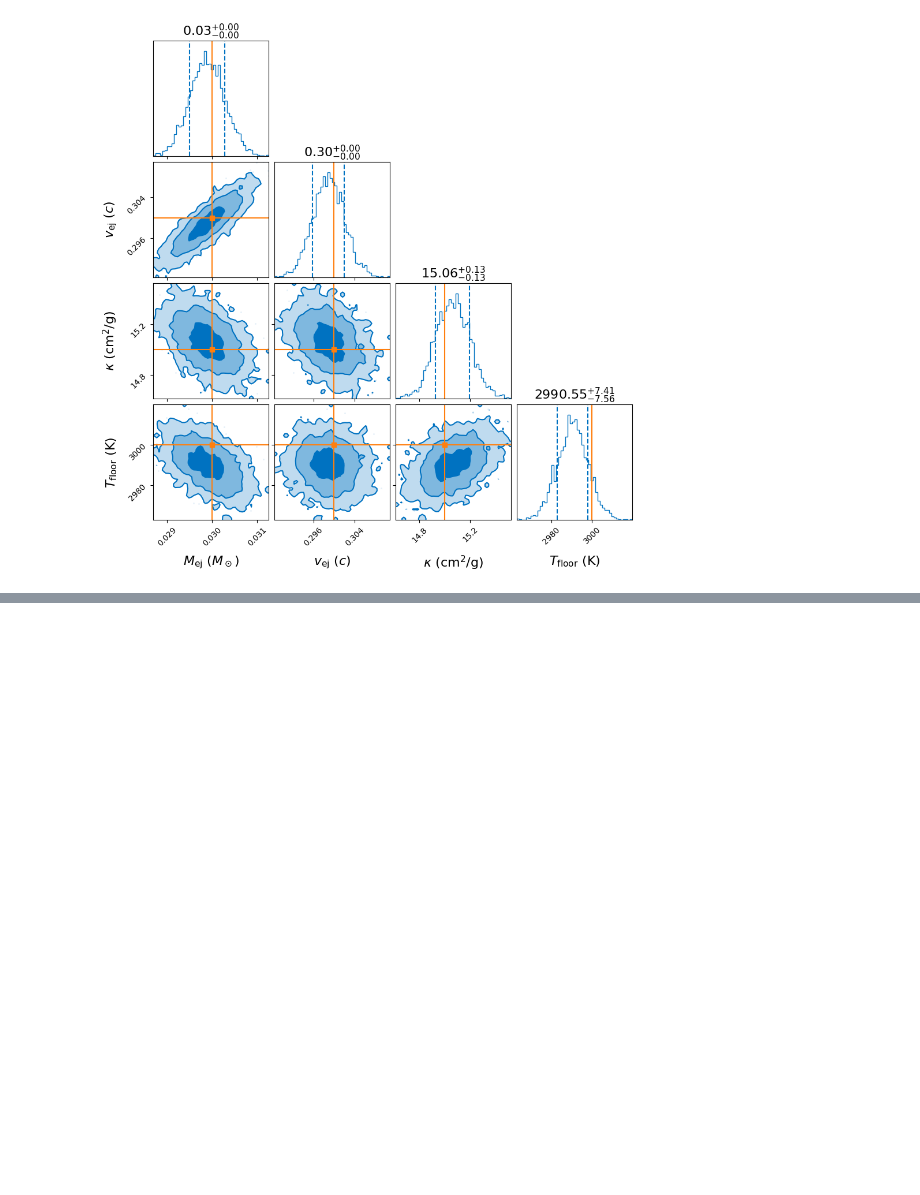
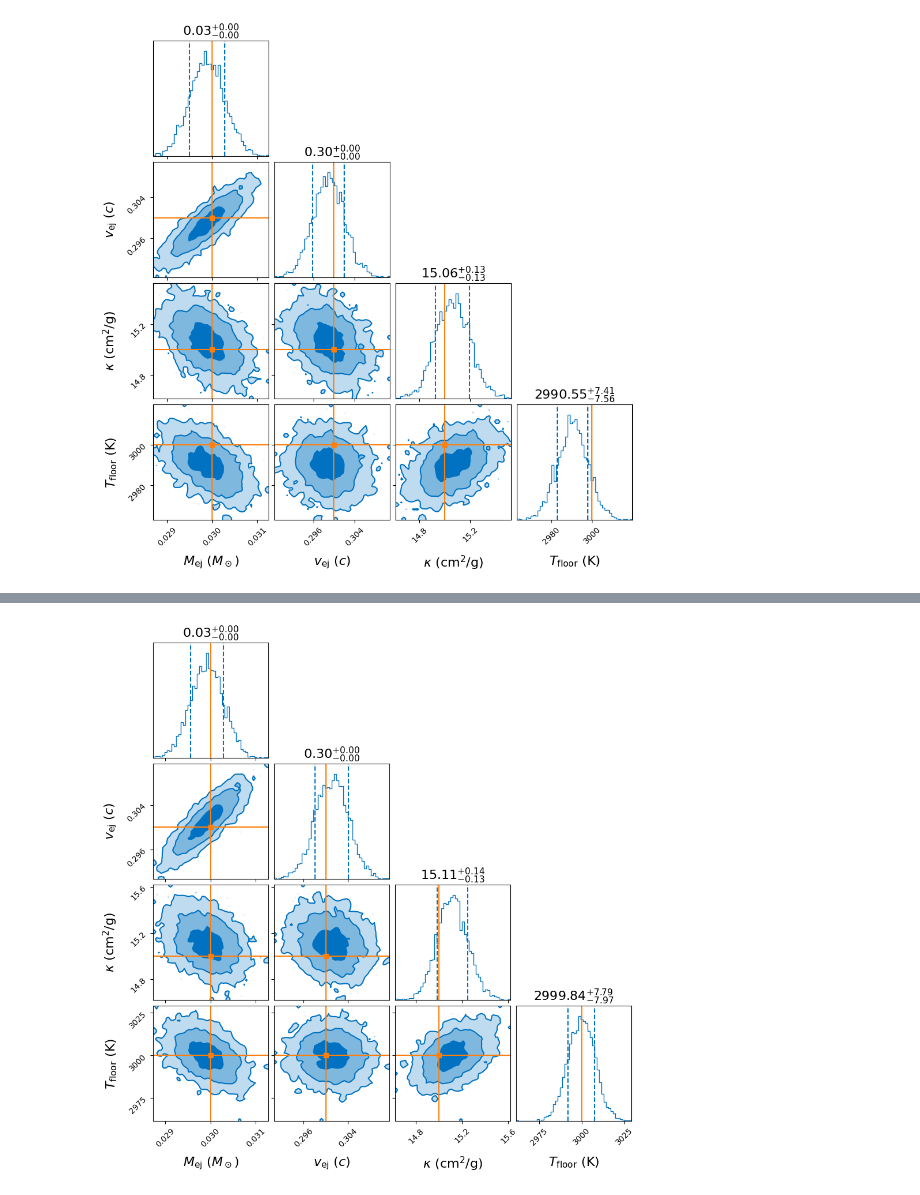
Before and after one commit to wfw23/MPhys_project, a Jupyter notebook: noise_vs_bias.ipynb, the cells around one changed output, grey strips where cells are left out. Drawn from its saved outputs; the diff is of its cells as text; code cells hidden in the pictures; blank space fills up the shorter version.

```diff
--- a/noise_vs_bias.ipynb
+++ b/noise_vs_bias.ipynb
@@ -37,6 +37,22 @@ kn_obs4=  SimulateGenericTransient(model=model, parameters=parameters,
 kn_obs5=  SimulateGenericTransient(model=model, parameters=parameters,
                                   times=times, data_points=num_of_data_points, model_kwargs=model_kwargs,
                                   multiwavelength_transient=True, noise_term=0.05)
+# %%
+kn_obs6 = SimulateGenericTransient(model=model, parameters=parameters,
+                                  times=times, data_points=num_of_data_points, model_kwargs=model_kwargs,
+                                  multiwavelength_transient=True, noise_term=0.05)
+kn_obs7=  SimulateGenericTransient(model=model, parameters=parameters,
+                                  times=times, data_points=num_of_data_points, model_kwargs=model_kwargs,
+                                  multiwavelength_transient=True, noise_term=0.05)
+kn_obs8=  SimulateGenericTransient(model=model, parameters=parameters,
+                                  times=times, data_points=num_of_data_points, model_kwargs=model_kwargs,
+                                  multiwavelength_transient=True, noise_term=0.05)
+kn_obs9=  SimulateGenericTransient(model=model, parameters=parameters,
+                                  times=times, data_points=num_of_data_points, model_kwargs=model_kwargs,
+                                  multiwavelength_transient=True, noise_term=0.05)
+kn_obs10=  SimulateGenericTransient(model=model, parameters=parameters,
+                                  times=times, data_points=num_of_data_points, model_kwargs=model_kwargs,
+                                  multiwavelength_transient=True, noise_term=0.05)
 # %%
 kn1 = redback.transient.Kilonova(name='kn1', flux_density=kn_obs1.data['output'].values,
                                       time=kn_obs1.data['time'].values, data_mode='flux_density',
@@ -53,6 +69,21 @@ kn4= redback.transient.Kilonova(name='kn4', flux_density=kn_obs4.data['output'].
 kn5= redback.transient.Kilonova(name='kn5', flux_density=kn_obs5.data['output'].values,
                                       time=kn_obs5.data['time'].values, data_mode='flux_density',
                                       flux_density_err=kn_obs5.data['output_error'].values, frequency=kn_obs5.data['frequency'].values)
+kn6 = redback.transient.Kilonova(name='kn6', flux_density=kn_obs6.data['output'].values,
+                                      time=kn_obs6.data['time'].values, data_mode='flux_density',
+                                      flux_density_err=kn_obs6.data['output_error'].values, frequency=kn_obs6.data['frequency'].values)
+kn7= redback.transient.Kilonova(name='kn7', flux_density=kn_obs7.data['output'].values,
+                                      time=kn_obs7.data['time'].values, data_mode='flux_density',
+                                      flux_density_err=kn_obs7.data['output_error'].values, frequency=kn_obs7.data['frequency'].values)
+kn8= redback.transient.Kilonova(name='kn8', flux_density=kn_obs8.data['output'].values,
+                                      time=kn_obs8.data['time'].values, data_mode='flux_density',
+                                      flux_density_err=kn_obs8.data['output_error'].values, frequency=kn_obs8.data['frequency'].values)
+kn9= redback.transient.Kilonova(name='kn9', flux_density=kn_obs9.data['output'].values,
+                                      time=kn_obs9.data['time'].values, data_mode='flux_density',
+                                      flux_density_err=kn_obs9.data['output_error'].values, frequency=kn_obs9.data['frequency'].values)
+kn10= redback.transient.Kilonova(name='kn10', flux_density=kn_obs10.data['output'].values,
+                                      time=kn_obs10.data['time'].values, data_mode='flux_density',
+                                      flux_density_err=kn_obs10.data['output_error'].values, frequency=kn_obs10.data['frequency'].values)
 # %% [output]
 [Errno 2] No such file or directory: 'kilonova//kn1_metadata.csv'
 Setting metadata to None
@@ -238,3 +279,7 @@ ln_bayes_factor: 19527.597 +/-  0.170
 result5.plot_corner()
 # %% [output]
 [figure]
+# %%
+model_kwargs = dict(frequency=kn6.filtered_frequencies, output_format='flux_density')
+result6 = redback.fit_model(transient=kn6, model=model, sampler='dynesty', model_kwargs=model_kwargs,
+                           prior=priors, sample='rslice', nlive=1000, plot=False, resume=True, injection_parameters=parameters)
@@ -240,0 +317,4 @@ result5.plot_corner()
+# %%
+result6.plot_corner()
+# %% [output]
+[figure, added]
```
Also changed, not shown: parts of 10 cells of this notebook, 48 other files.
